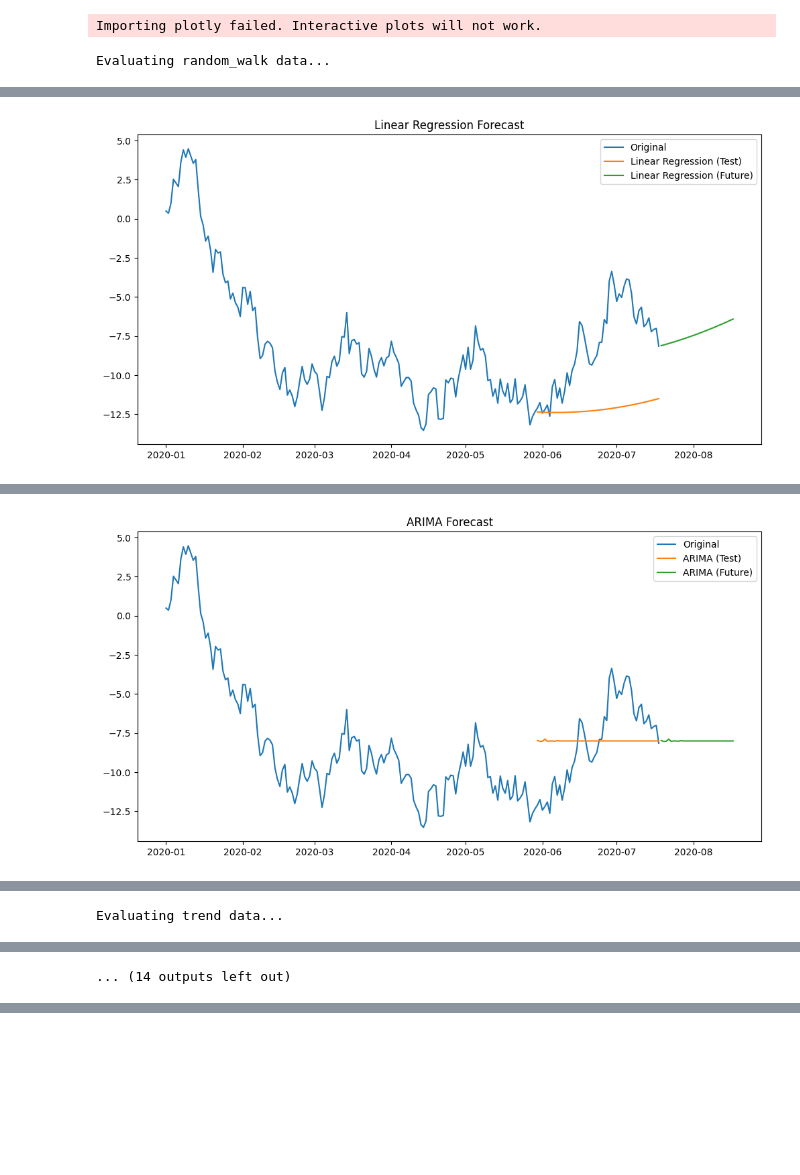
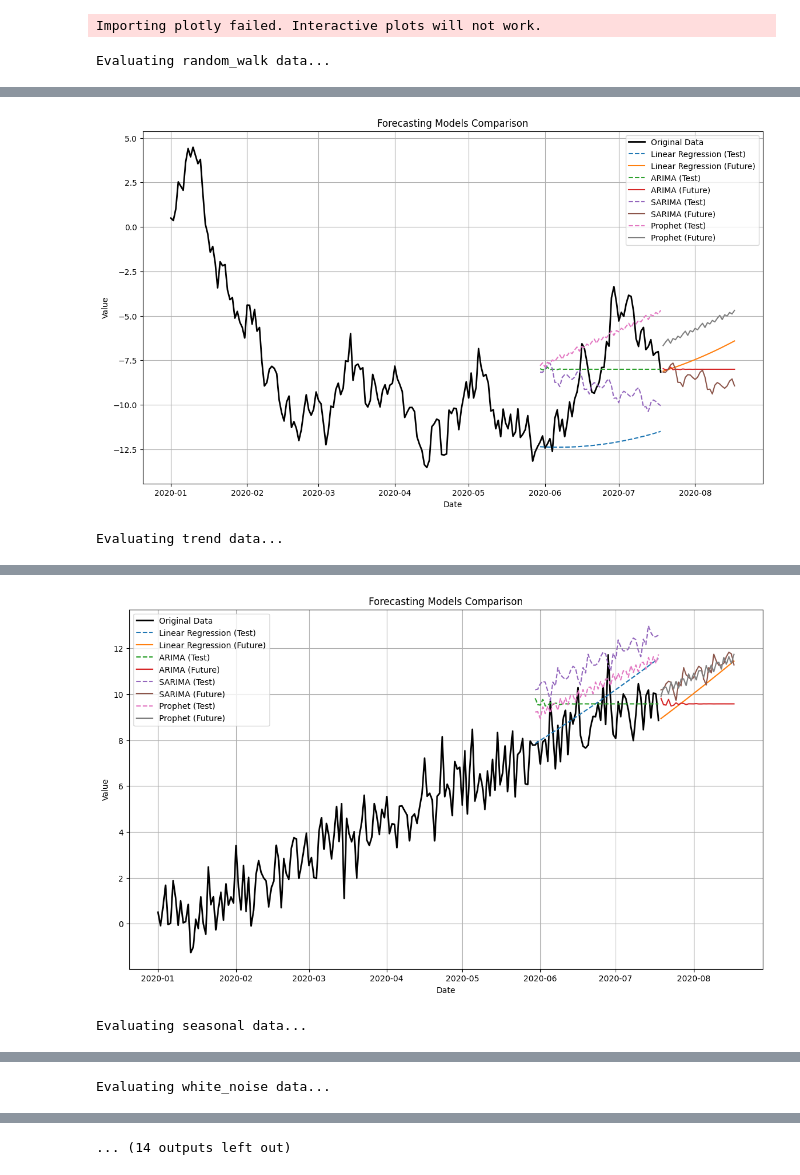
Before and after one commit to MizusakoSadanobu/time_series_analysis, a Jupyter notebook: compare_by_data.ipynb, the cells around one changed output, grey strips where cells are left out. Drawn from its saved outputs; the diff is of its cells as text; code cells hidden in the pictures; blank space fills up the shorter version.

```diff
--- a/compare_by_data.ipynb
+++ b/compare_by_data.ipynb
@@ -5,6 +5,40 @@ import matplotlib.pyplot as plt
 from sklearn.model_selection import train_test_split
 from sklearn.metrics import mean_absolute_error, mean_squared_error
 from forecasting import LinearRegressionModel, ARIMAModel, SARIMAModel, ProphetModel
+
+# モデルの評価
+def evaluate_models(df, future_steps=30):
+    models = {
+        'Linear Regression': LinearRegressionModel(df, future_steps=future_steps),
+        'ARIMA': ARIMAModel(df, future_steps=future_steps),
+        'SARIMA': SARIMAModel(df, future_steps=future_steps),
+        'Prophet': ProphetModel(df, future_steps=future_steps)
+    }
+
+    results = {}
+
+    plt.figure(figsize=(14, 8))
+    plt.plot(df['ds'], df['y'], label='Original Data', color='black', linestyle='-', linewidth=2)
+
+    for name, model in models.items():
+        y_pred, future_dates, future_preds = model.forecast()
+        mae, rmse = model.calculate_errors(df['y'].iloc[-len(model.y_test):], y_pred)
+        results[name] = {'MAE': mae, 'RMSE': rmse}
+
+        # テストデータの予測結果をプロット
+        plt.plot(df['ds'].iloc[-len(model.y_test):], y_pred, label=f'{name} (Test)', linestyle='--')
+
+        # 将来の予測結果をプロット
+        plt.plot(future_dates, future_preds, label=f'{name} (Future)')
+
+    plt.title('Forecasting Models Comparison')
+    plt.xlabel('Date')
+    plt.ylabel('Value')
+    plt.legend()
+    plt.grid(True)
+    plt.show()
+
+    return results
 
 # データセットの生成
 def generate_data(type='random_walk', size=200):
@@ -23,32 +57,22 @@ def generate_data(type='random_walk', size=200):
         raise ValueError("Unknown type")
     return pd.DataFrame({'ds': date_range, 'y': data})
 
-# モデルの評価
-def evaluate_models(df, future_steps=30):
-    models = {
-        'Linear Regression': LinearRegressionModel(df, future_steps=future_steps),
-        'ARIMA': ARIMAModel(df, future_steps=future_steps),
-        'SARIMA': SARIMAModel(df, future_steps=future_steps),
-        'Prophet': ProphetModel(df, future_steps=future_steps)
-    }
+# 各データセットに対する評価
+data_types = ['random_walk', 'trend', 'seasonal', 'white_noise']
+results = {}
 
-    results = {}
+for data_type in data_types:
+    print(f"Evaluating {data_type} data...")
+    df = generate_data(type=data_type)
+    result = evaluate_models(df)
+    results[data_type] = result
 
-    for name, model in models.items():
-        y_pred, future_dates, future_preds = model.forecast()
-        mae, rmse = model.calculate_errors(df['y'].iloc[-len(model.y_test):], y_pred)
-        results[name] = {'MAE': mae, 'RMSE': rmse}
+print("Results:")
+for data_type, result in results.items():
+    print(f"\nData Type: {data_type}")
+    for model, metrics in result.items():
+        print(f"{model} - MAE: {metrics['MAE']:.4f}, RMSE: {metrics['RMSE']:.4f}")
 
-        # プロット
-        plt.figure(figsize=(12, 6))
-        plt.plot(df['ds'], df['y'], label='Original')
-        plt.plot(df['ds'].iloc[-len(model.y_test):], y_pred, label=f'{name} (Test)')
-        plt.plot(future_dates, future_preds, label=f'{name} (Future)')
-        plt.title(f'{name} Forecast')
-        plt.legend()
-        plt.show()
-
-    return results
 
 # 各データセットに対する評価
 data_types = ['random_walk', 'trend', 'seasonal', 'white_noise']
@@ -71 +97,2 @@ Evaluating random_walk data...
-[figure, old version]
+[figure, new version]
+Evaluating trend data...
@@ -72 +101,2 @@ Evaluating random_walk data...
-[figure, old version]
+[figure, new version]
+Evaluating seasonal data...
@@ -77 +105,0 @@ Evaluating random_walk data...
-Evaluating trend data...
@@ -83 +106 @@ Evaluating trend data...
-... (14 outputs left out)
+Evaluating white_noise data...
@@ -83,0 +109 @@ Evaluating trend data...
+... (14 outputs left out)
```
Also changed, not shown: parts of 1 cell of this notebook.
